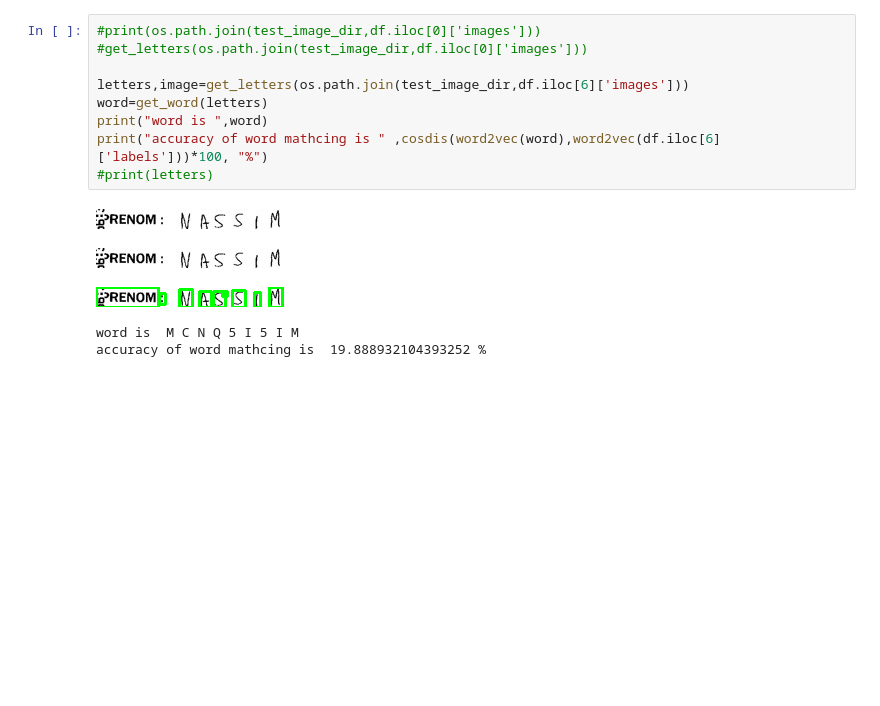
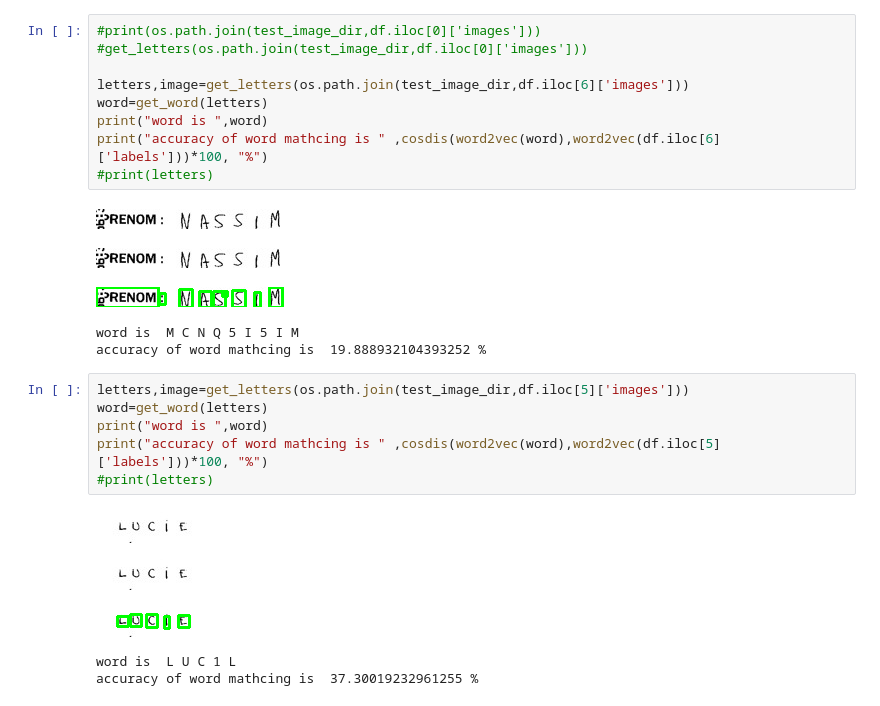
Before and after one commit to Ashwin1234/ML_OCR_project1, a Jupyter notebook: HandWritten_OCR.ipynb, the cells around one changed output. Cells and saved outputs as stored; diff of their text form; blank space fills up the shorter version.

```diff
--- a/HandWritten_OCR.ipynb
+++ b/HandWritten_OCR.ipynb
@@ -376,3 +376,15 @@ print("accuracy of word mathcing is " ,cosdis(word2vec(word),word2vec(df.iloc[6]
 [figure]
 word is  M C N Q 5 I 5 I M
 accuracy of word mathcing is  19.888932104393252 %
+# %%
+letters,image=get_letters(os.path.join(test_image_dir,df.iloc[5]['images']))
+word=get_word(letters)
+print("word is ",word)
+print("accuracy of word mathcing is " ,cosdis(word2vec(word),word2vec(df.iloc[5]['labels']))*100, "%")
+#print(letters)
+# %% [output]
+[figure, added]
+[figure, added]
+[figure, added]
+word is  L U C 1 L
+accuracy of word mathcing is  37.30019232961255 %
```
